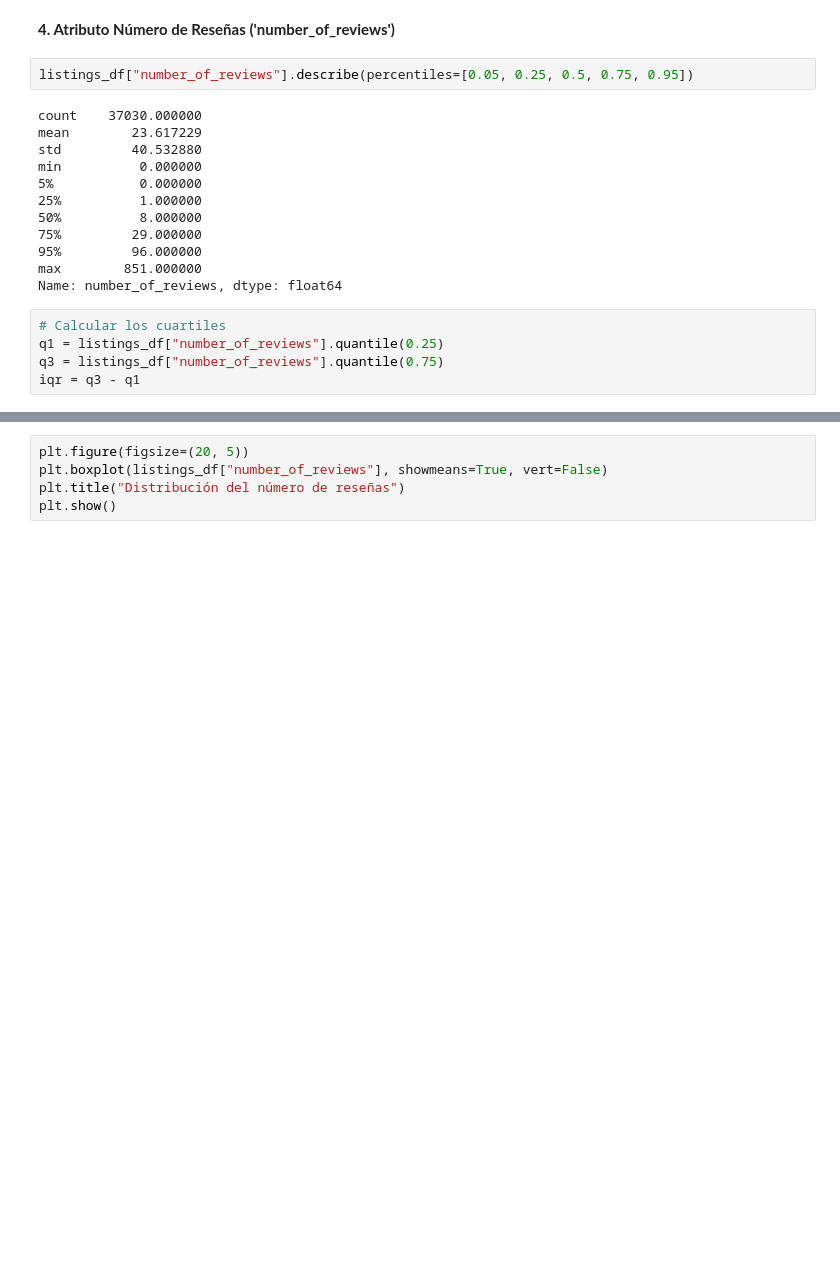
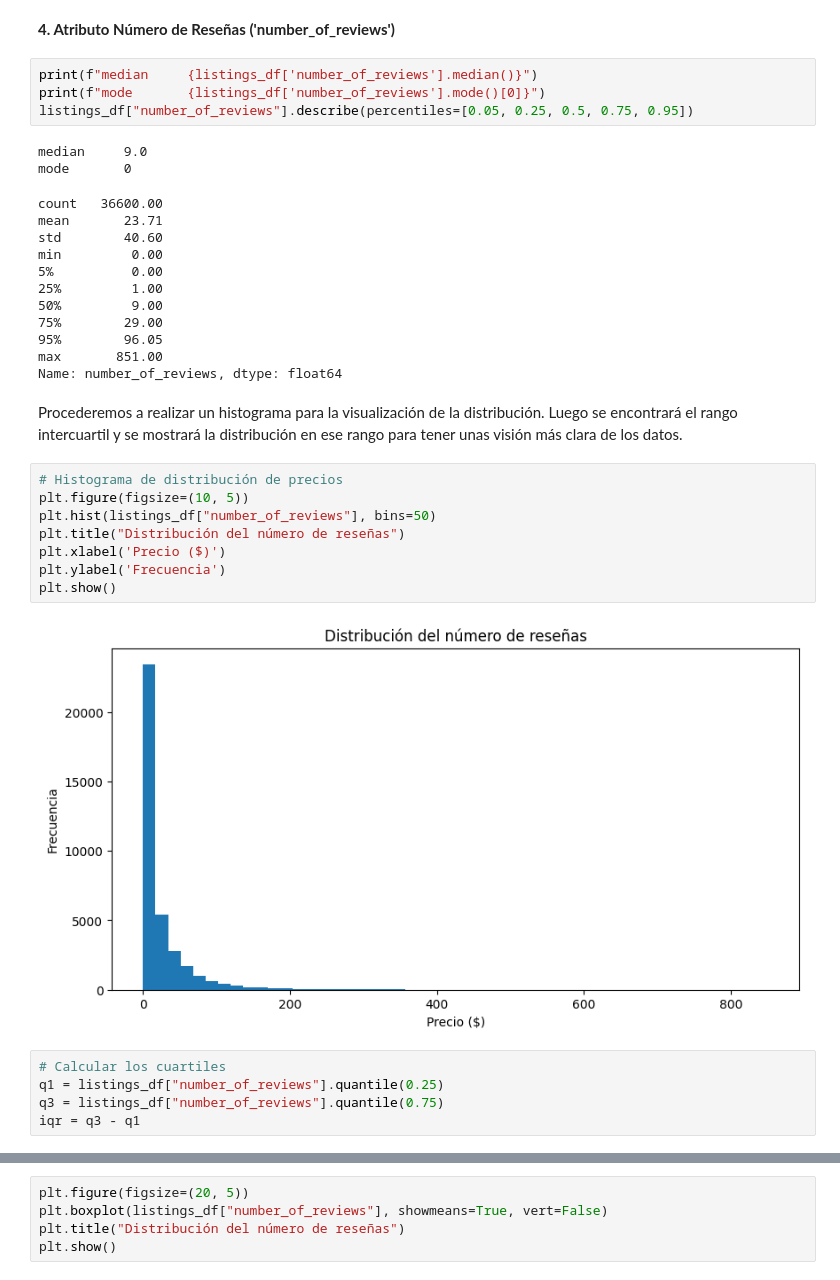
Before and after one commit to kevinbecxrra/MINE4101-Taller1, a Jupyter notebook: Taller_1.ipynb, the cells around one changed output, grey strips where cells are left out. Saved outputs shown, nothing was run; the diff lists cells and outputs as text; blank space fills up the shorter version.

```diff
--- a/Taller_1.ipynb
+++ b/Taller_1.ipynb
@@ -540,22 +562,39 @@ TypeError: can only concatenate str (not "float") to str
 # %% [markdown]
 **4. Atributo Número de Reseñas ('number_of_reviews')**
 # %%
+print(f"median     {listings_df['number_of_reviews'].median()}")
+print(f"mode       {listings_df['number_of_reviews'].mode()[0]}")
 listings_df["number_of_reviews"].describe(percentiles=[0.05, 0.25, 0.5, 0.75, 0.95])
 # %% [output]
-count    37030.000000
-mean        23.617229
-std         40.532880
-min          0.000000
-5%           0.000000
-25%          1.000000
-50%          8.000000
-75%         29.000000
-95%         96.000000
-max        851.000000
-Name: number_of_reviews, dtype: float64
+median     9.0
+mode       0
+count   36600.00
+mean       23.71
+std        40.60
+min         0.00
+5%          0.00
+25%         1.00
+50%         9.00
+75%        29.00
+95%        96.05
+max       851.00
+Name: number_of_reviews, dtype: float64
-# %%
-# Calcular los cuartiles
-q1 = listings_df["number_of_reviews"].quantile(0.25)
-q3 = listings_df["number_of_reviews"].quantile(0.75)
-iqr = q3 - q1
+# %% [markdown]
+Procederemos a realizar un histograma para la visualización de la distribución.
+Luego se encontrará el rango intercuartil y se mostrará la distribución en ese rango para tener unas visión más clara de los datos.
+# %%
+# Histograma de distribución de precios
+plt.figure(figsize=(10, 5))
+plt.hist(listings_df["number_of_reviews"], bins=50)
+plt.title("Distribución del número de reseñas")
+plt.xlabel('Precio ($)')
+plt.ylabel('Frecuencia')
+plt.show()
+# %% [output]
+[figure, added]
+# %%
+# Calcular los cuartiles
+q1 = listings_df["number_of_reviews"].quantile(0.25)
+q3 = listings_df["number_of_reviews"].quantile(0.75)
+iqr = q3 - q1
 # %%
```
Also changed, not shown: parts of 29 cells of this notebook.
